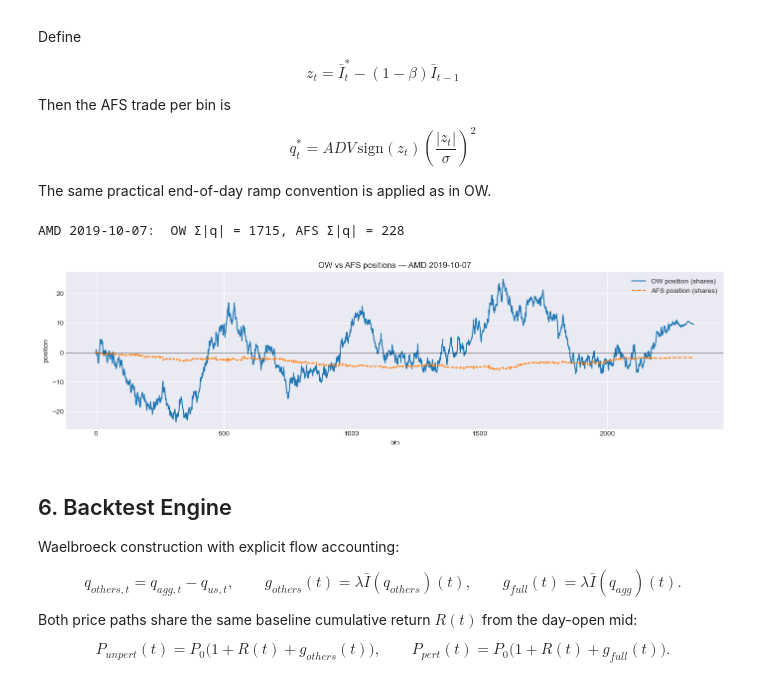
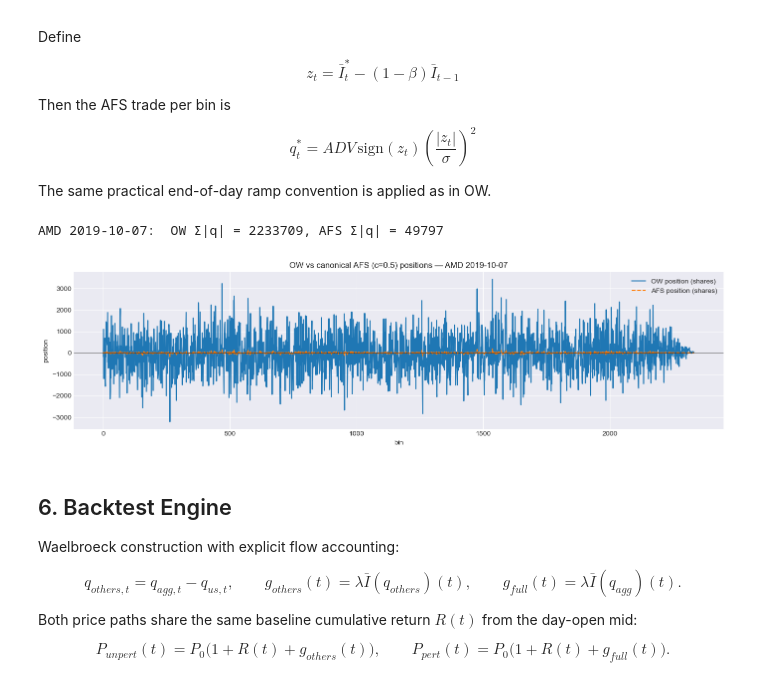
Before and after one commit to christopher-dybdahl/price_impact_optimal_execution, a Jupyter notebook: final_pipeline.ipynb, the cells around one changed output. Saved outputs shown, nothing was run; the diff lists cells and outputs as text; code cells hidden in the pictures.

```diff
--- a/final_pipeline.ipynb
+++ b/final_pipeline.ipynb
@@ -220,12 +222,12 @@ Adopted universal H* = 45 min
 # %%
 fig, ax = plt.subplots(figsize=(10, 5))
-for mt in MODEL_TYPES:
-    sub = grid_df[grid_df["model"] == mt].groupby("H")["oos_r2"].mean()
-    ax.plot(sub.index, sub.values, "o-", lw=2, label=mt)
+for name, c_val in MODELS.items():
+    sub = grid_df[grid_df["c"] == c_val].groupby("H")["oos_r2"].mean()
+    ax.plot(sub.index, sub.values, "o-", lw=2, label=f"{name} (c={c_val})")
 ax.axvline(H_star, ls="--", color="black", label=f"H* = {H_star} min")
 ax.set_xlabel("Half-life H (minutes)")
 ax.set_ylabel("Mean OOS R²")
-ax.set_title("Half-life grid search")
+ax.set_title("Half-life grid search — canonical AFS family")
 ax.legend()
 plt.tight_layout()
 plt.show()
@@ -311,9 +315,9 @@ sqrt       0.27148      0.26482     0.27152
 # %%
-# Estimated impact curves for one window (train month = 3).
+# Estimated canonical g(x) curves for one window (train month = 3).
 fig, axes = plt.subplots(1, 2, figsize=(14, 5))
-for ax, mt, fits in zip(axes, MODEL_TYPES, [fits_lin, fits_sq]):
+for ax, name, fits in zip(axes, ["ow", "afs"], [fits_ow, fits_afs]):
     if 3 not in fits:
-        ax.set_title(f"{mt}: no fit for month 3")
+        ax.set_title(f"{name}: no fit for month 3")
         continue
     f = fits[3]
     edges = f.bin_edges
@@ -331,7 +335,8 @@ for ax, mt, fits in zip(axes, MODEL_TYPES, [fits_lin, fits_sq]):
     )
     ax.set_xlabel(r"$x = \Delta \bar I$")
     ax.set_ylabel(r"$g(x)$")
-    ax.set_title(f"{mt}: non-parametric $g(x)$  (train m=3)")
+    label_c = MODELS[name]
+    ax.set_title(f"{name} (c={label_c}): non-parametric $g(x)$  (train m=3)")
     ax.legend()
 plt.tight_layout()
 plt.show()
@@ -340,20 +345,20 @@ plt.show()
 # %% [markdown]
 ### 3.4 Per-stock λ for the backtest
 # %%
-# Use the mean λ over rolling windows for each (model, carry) combination.
+# Mean λ over rolling windows for each (model, carry) combination.
 # These dicts feed `BacktestConfig` in Section 7.
 lam_lookup_daily = {
-    mt: pi.per_stock_lambda(baseline_results[(mt, "daily")]).to_dict()
-    for mt in MODEL_TYPES
+    name: pi.per_stock_lambda(baseline_results[(name, "daily")]).to_dict()
+    for name in MODELS
 }
 lam_lookup_multi = {
-    mt: pi.per_stock_lambda(baseline_results[(mt, "multi")]).to_dict()
-    for mt in MODEL_TYPES
+    name: pi.per_stock_lambda(baseline_results[(name, "multi")]).to_dict()
+    for name in MODELS
 }
 
-print("Per-stock λ (linear, daily-reset) stats:")
+print("Per-stock λ (OW, daily-reset) stats:")
 print(
-    pi.per_stock_lambda_stats(baseline_results[("linear", "daily")])
+    pi.per_stock_lambda_stats(baseline_results[("ow", "daily")])
     .sort_values("mean")
     .round(5)
     .to_string()
@@ -488,40 +493,43 @@ demo_date = alphas["date"].iloc[len(alphas) // 2]
 mask = (alphas["stock"] == demo_stock) & (alphas["date"] == demo_date)
 alpha_demo = alphas.loc[mask, "alpha"].values
 stats_demo = daily_stats.loc[(demo_stock, demo_date)]
-lam_demo = lam_lookup_daily["linear"][demo_stock]
 
 q_ow = pi.ow_optimal_strategy(
     alpha_demo,
     stats_demo["sigma"],
     stats_demo["ADV"],
-    lam=lam_demo,
+    lam=lam_lookup_daily["ow"][demo_stock],
     half_life_minutes=H_star,
 )
 q_afs = pi.afs_optimal_strategy(
     alpha_demo,
     stats_demo["sigma"],
     stats_demo["ADV"],
-    lam=lam_demo,
+    lam=lam_lookup_daily["afs"][demo_stock],
     half_life_minutes=H_star,
+    c=MODELS["afs"],
 )
 print(
     f"{demo_stock} {demo_date.date()}:  "
     f"OW Σ|q| = {np.sum(np.abs(q_ow)):.0f}, AFS Σ|q| = {np.sum(np.abs(q_afs)):.0f}"
 )
 
 fig, ax = plt.subplots(figsize=(14, 4))
 ax.plot(np.cumsum(q_ow), label="OW position (shares)")
 ax.plot(np.cumsum(q_afs), label="AFS position (shares)", ls="--")
 ax.axhline(0, color="k", lw=0.5)
-ax.set_title(f"OW vs AFS positions — {demo_stock} {demo_date.date()}")
+ax.set_title(
+    f"OW vs canonical AFS (c={MODELS['afs']}) positions — "
+    f"{demo_stock} {demo_date.date()}"
+)
 ax.set_xlabel("bin")
 ax.set_ylabel("position")
 ax.legend()
 plt.tight_layout()
 plt.show()
 # %% [output]
-AMD 2019-10-07:  OW Σ|q| = 1715, AFS Σ|q| = 228
+AMD 2019-10-07:  OW Σ|q| = 2233709, AFS Σ|q| = 49797
-[figure, old version]
+[figure, new version]
 # %% [markdown]
 ## 6. Backtest Engine
 
```
Also changed, not shown: parts of 17 cells of this notebook, 3 other files.
